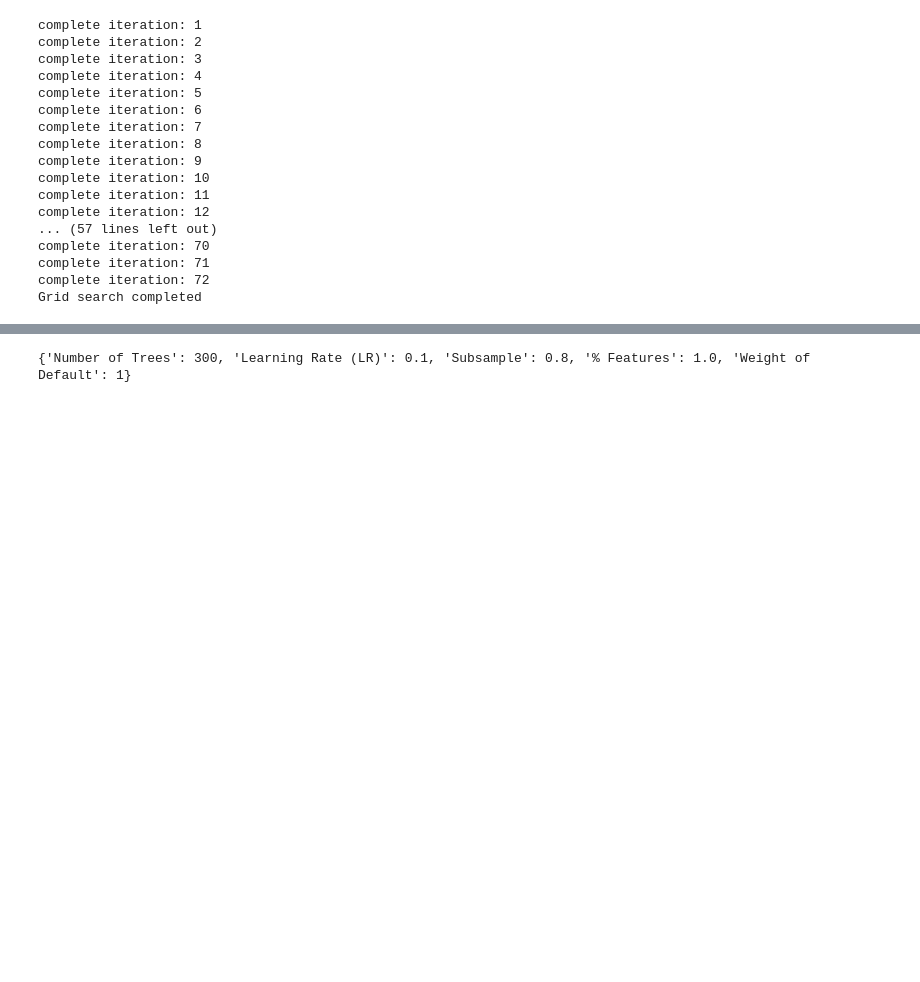
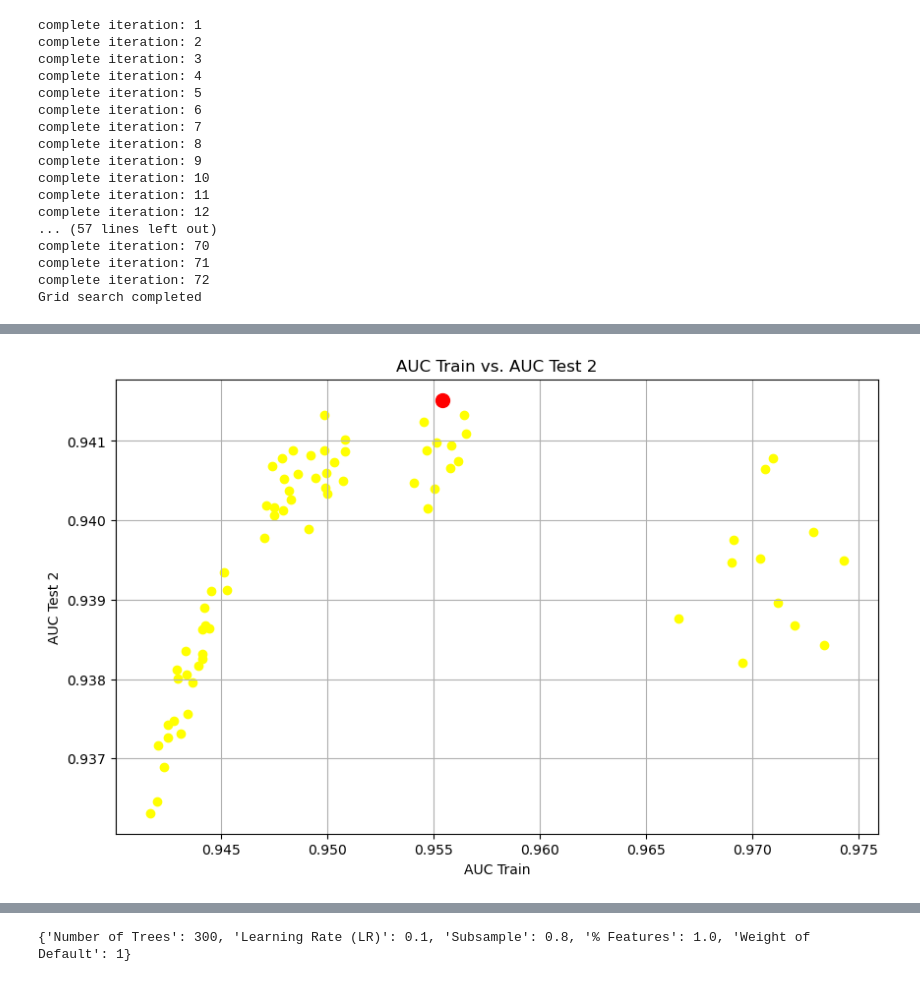
Before and after one commit to itoshiyanazawa/fall2024_ml_credit_risk, a Jupyter notebook: analysis_itoshi.ipynb, the cells around one changed output, grey strips where cells are left out. Saved outputs shown, nothing was run; the diff lists cells and outputs as text; code cells hidden in the pictures; blank space fills up the shorter version.

```diff
--- a/analysis_itoshi.ipynb
+++ b/analysis_itoshi.ipynb
@@ -532,0 +546,15 @@ best_parameters = Grid_Search_Results.iloc[best_model, :5].to_dict()
+# %%
+# X-Axis is AUC of train sample and Y-Axis is AUC of Test 2 sample
+plt.figure(figsize=(10, 6))
+plt.scatter(Grid_Search_Results['AUC Train'], Grid_Search_Results['AUC Test 2'], color='yellow')
+
+# Find
+highest_index = Grid_Search_Results['AUC Test 2'].idxmax()
+plt.scatter(Grid_Search_Results.loc[highest_index, 'AUC Train'], Grid_Search_Results.loc[highest_index, 'AUC Test 2'], color='red', s=100, label='Highest AUC Test 2')
+plt.xlabel('AUC Train')
+plt.ylabel('AUC Test 2')
+plt.title('AUC Train vs. AUC Test 2')
+plt.grid(True)
+plt.show()
+# %% [output]
+[figure, added]
```
Also changed, not shown: parts of 5 cells of this notebook.
